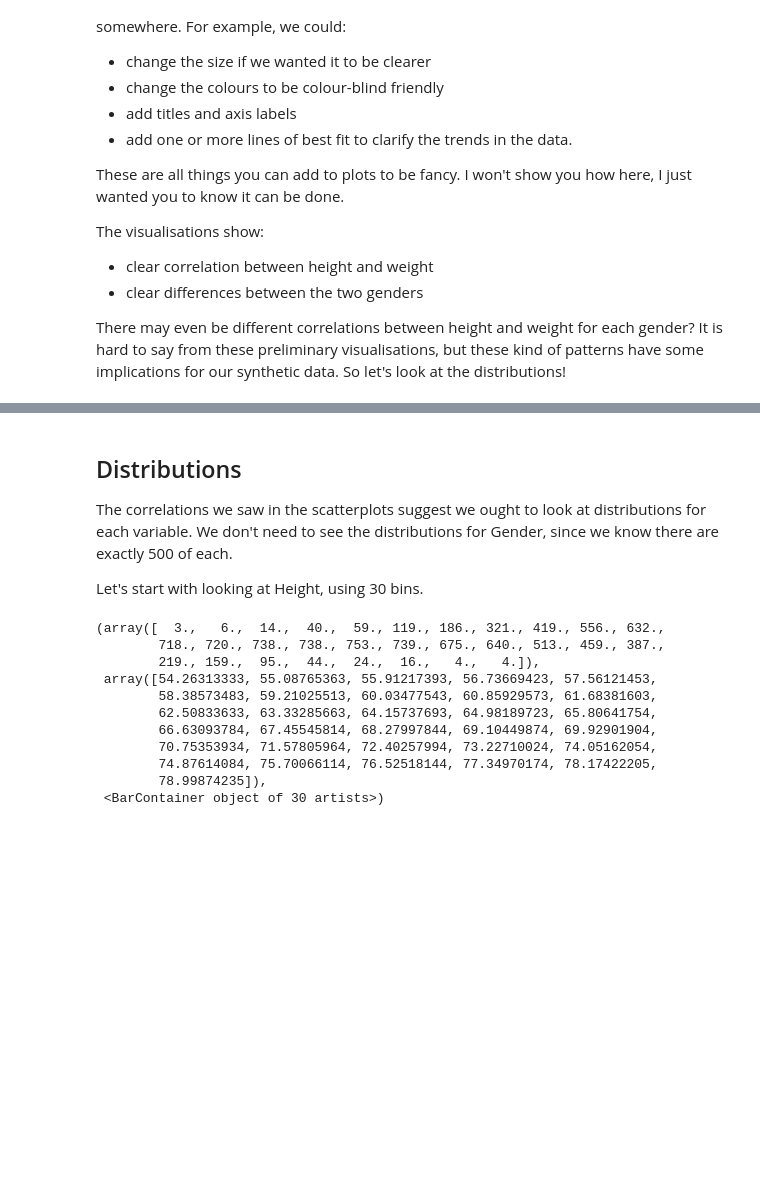
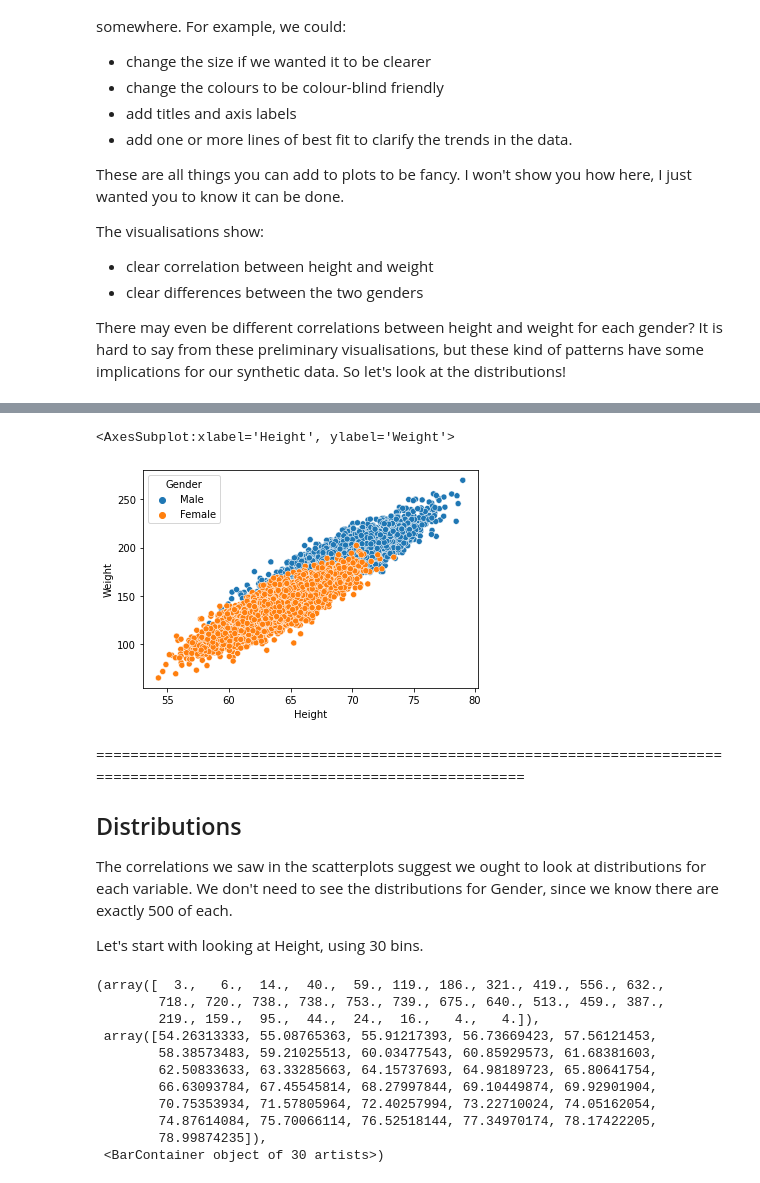
Before and after one commit to UKDataServiceOpen/Synthetic-Data, a Jupyter notebook: code-demo/CodeDemo-Basics.ipynb, the cells around one changed output, grey strips where cells are left out. Saved outputs shown, nothing was run; the diff lists cells and outputs as text; code cells hidden in the pictures; blank space fills up the shorter version.

```diff
--- a/code-demo/CodeDemo-Basics.ipynb
+++ b/code-demo/CodeDemo-Basics.ipynb
@@ -246,4 +285,10 @@ There may even be different correlations between height and weight for each gend
+# %%
+sns.scatterplot(data=df, x="Height", y="Weight", hue="Gender")
+# %% [output]
+<AxesSubplot:xlabel='Height', ylabel='Weight'>
+[figure, added]
 # %% [markdown]
+===========================================================================================================================
 ## Distributions
 
 The correlations we saw in the scatterplots suggest we ought to look at distributions for each variable. We don't need to see the distributions for Gender, since we know there are exactly 500 of each.
```
Also changed, not shown: parts of 27 cells of this notebook.
